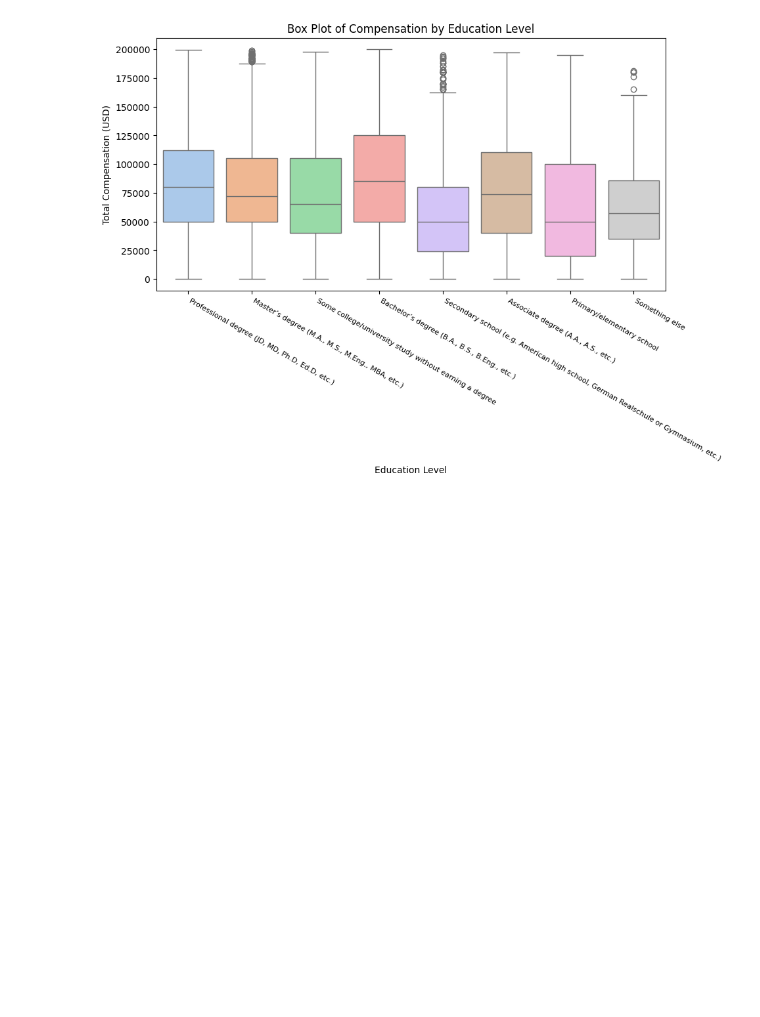
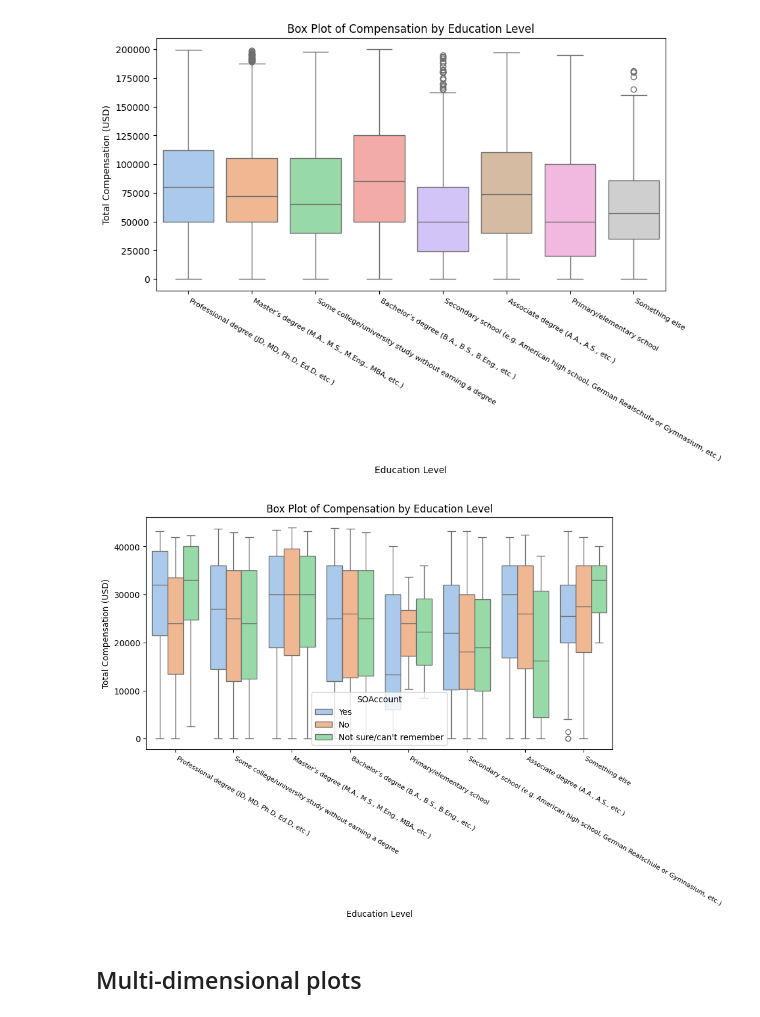
Before and after one commit to 7086600/visualizing_multivariate_relationships_topic, a Jupyter notebook: visualizing_multivariate_relationships_topic.ipynb, the cells around one changed output. Drawn from its saved outputs; the diff is of its cells as text; code cells hidden in the pictures; blank space fills up the shorter version.

Commit message:
add Multi-dimensional plots example

```diff
--- a/visualizing_multivariate_relationships_topic.ipynb
+++ b/visualizing_multivariate_relationships_topic.ipynb
@@ -126,3 +134,16 @@ Passing `palette` without assigning `hue` is deprecated and will be removed in v
 
   sns.boxplot(data=salary_data, x='EdLevel', y='CompTotal', palette='pastel')
 [figure]
+# %%
+# box plot with 3rd parametr 'SOAccount' showing relationship between education and compenstation
+plt.figure(figsize=(10, 5))
+sns.boxplot(data=salary_data, x='EdLevel', y='CompTotal', hue=salary_data['SOAccount'], palette='pastel')
+plt.title('Box Plot of Compensation by Education Level')
+plt.xlabel('Education Level')
+plt.ylabel('Total Compensation (USD)')
+plt.xticks(rotation=-30, ha='left', fontsize=8)
+plt.show()
+# %% [output]
+[figure, added]
+# %% [markdown]
+## Multi-dimensional plots
```
Also changed, not shown: parts of 3 cells of this notebook.
